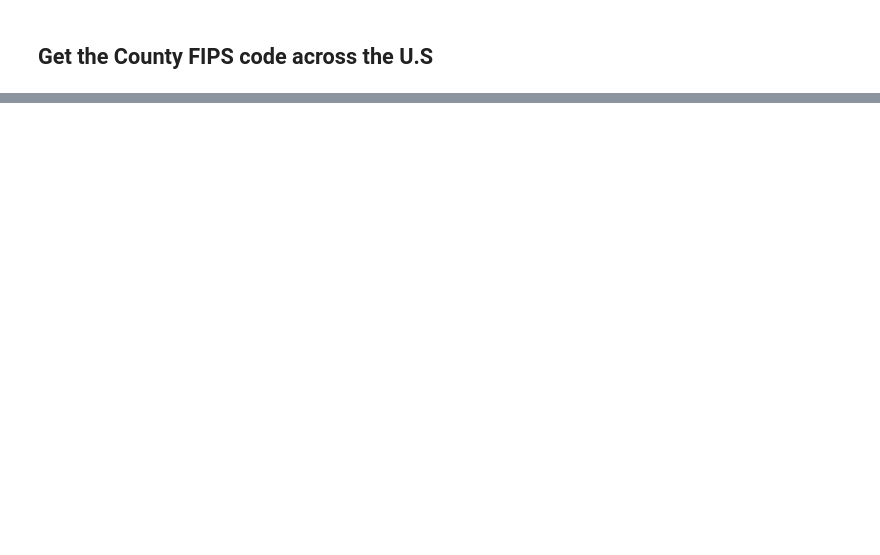
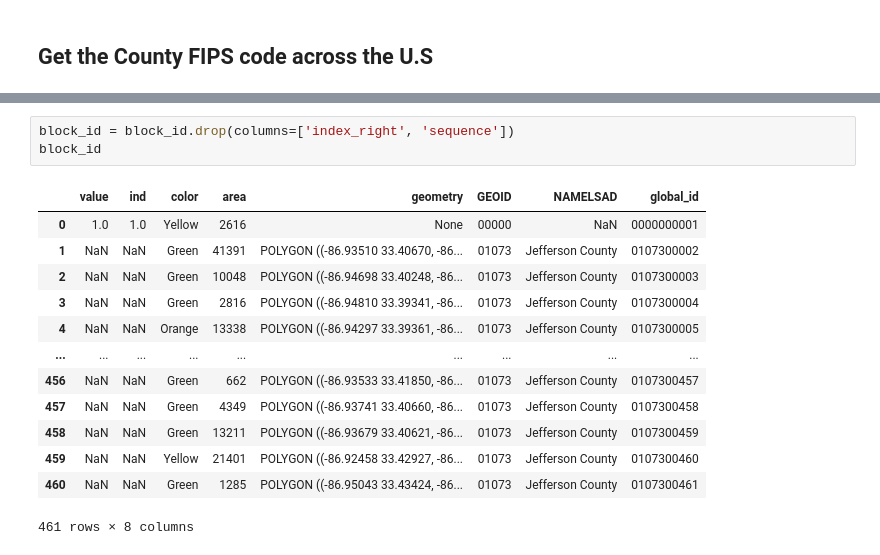
Before and after one commit to HOUPU1993/Redline-Map-Project, a Jupyter notebook: Unique Map name.ipynb, the cells around one changed output, grey strips where cells are left out. Cells and saved outputs as stored; diff of their text form; blank space fills up the shorter version.

```diff
--- a/Unique Map name.ipynb
+++ b/Unique Map name.ipynb
@@ -64,0 +131,17 @@ Datum: World Geodetic System 1984 ensemble
+# %%
+block_id = block_id.drop(columns=['index_right', 'sequence'])
+block_id
+# %% [output]
+|  | value | ind | color | area | geometry | GEOID | NAMELSAD | global_id |
+| 0 | 1.0 | 1.0 | Yellow | 2616 | None | 00000 | NaN | 0000000001 |
+| 1 | NaN | NaN | Green | 41391 | POLYGON ((-86.93510 33.40670, -86... | 01073 | Jefferson County | 0107300002 |
+| 2 | NaN | NaN | Green | 10048 | POLYGON ((-86.94698 33.40248, -86... | 01073 | Jefferson County | 0107300003 |
+| 3 | NaN | NaN | Green | 2816 | POLYGON ((-86.94810 33.39341, -86... | 01073 | Jefferson County | 0107300004 |
+| 4 | NaN | NaN | Orange | 13338 | POLYGON ((-86.94297 33.39361, -86... | 01073 | Jefferson County | 0107300005 |
+| ... | ... | ... | ... | ... | ... | ... | ... | ... |
+| 456 | NaN | NaN | Green | 662 | POLYGON ((-86.93533 33.41850, -86... | 01073 | Jefferson County | 0107300457 |
+| 457 | NaN | NaN | Green | 4349 | POLYGON ((-86.93741 33.40660, -86... | 01073 | Jefferson County | 0107300458 |
+| 458 | NaN | NaN | Green | 13211 | POLYGON ((-86.93679 33.40621, -86... | 01073 | Jefferson County | 0107300459 |
+| 459 | NaN | NaN | Yellow | 21401 | POLYGON ((-86.92458 33.42927, -86... | 01073 | Jefferson County | 0107300460 |
+| 460 | NaN | NaN | Green | 1285 | POLYGON ((-86.95043 33.43424, -86... | 01073 | Jefferson County | 0107300461 |
+461 rows × 8 columns
```
Also changed, not shown: parts of 11 cells of this notebook.
